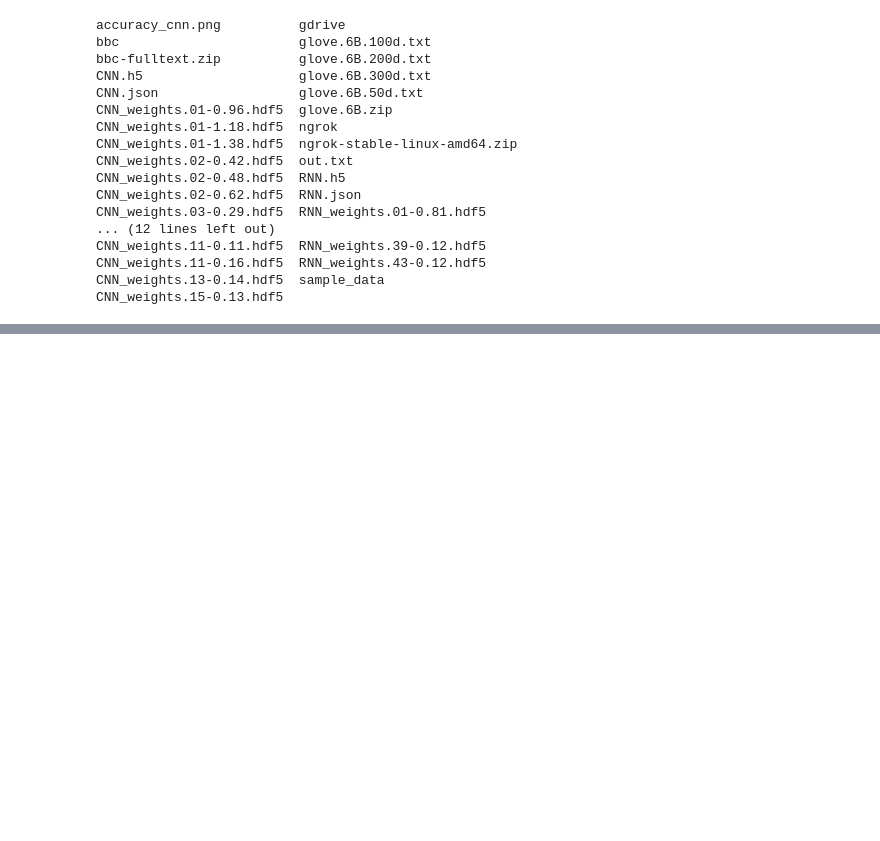
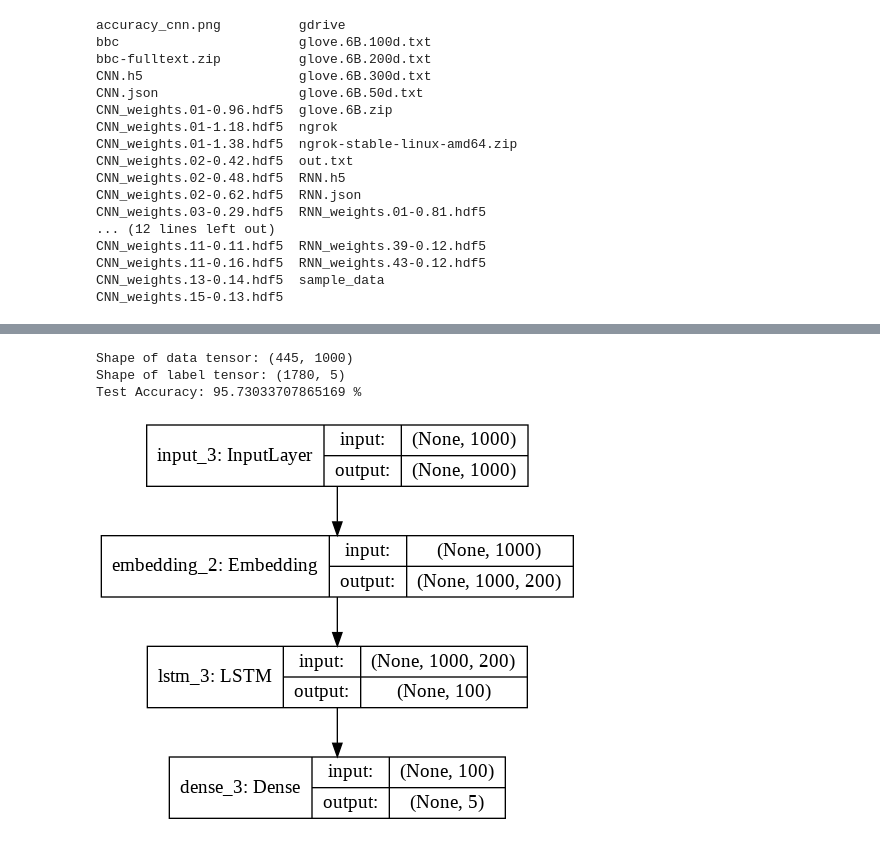
Before and after one commit to rachit-shah/News-Classfication-using-DNN-models, a Jupyter notebook: RNN.ipynb, the cells around one changed output, grey strips where cells are left out. Cells and saved outputs as stored; diff of their text form; code cells hidden in the pictures; blank space fills up the shorter version.

```diff
--- a/RNN.ipynb
+++ b/RNN.ipynb
@@ -455,0 +509,6 @@ CNN_weights.15-0.13.hdf5
+# %%
+predict_test(best_model)
+# %% [output]
+Shape of data tensor: (445, 1000)
+Shape of label tensor: (1780, 5)
+Test Accuracy: 95.73033707865169 %
@@ -455,0 +518,5 @@ CNN_weights.15-0.13.hdf5
+# %%
+from PIL import Image
+display(Image.open('rnn_model.png'))
+# %% [output]
+[figure, added]
```
Also changed, not shown: parts of 13 cells of this notebook.
